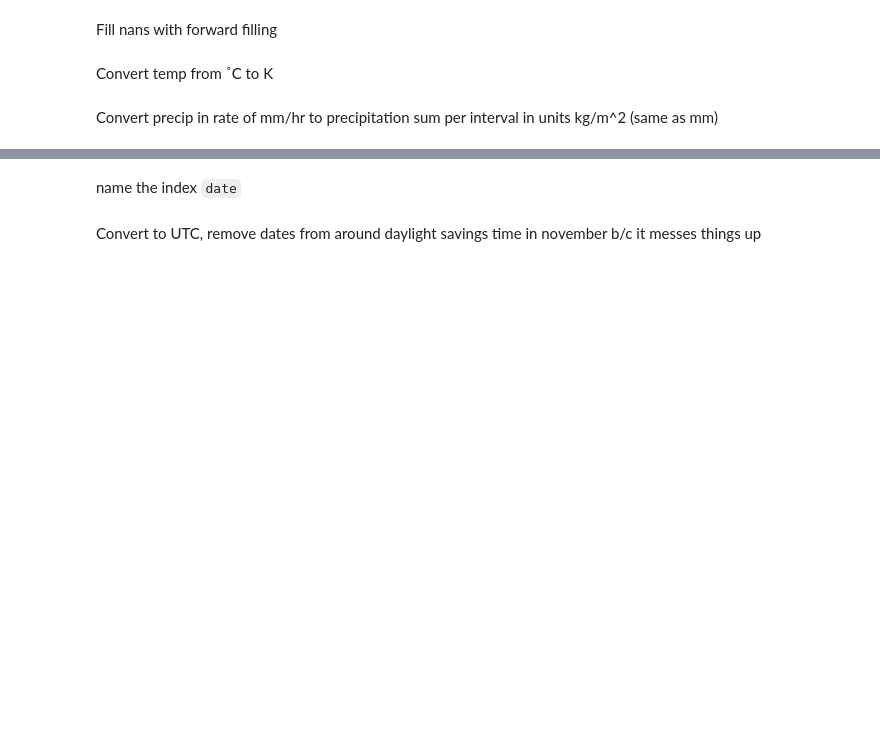
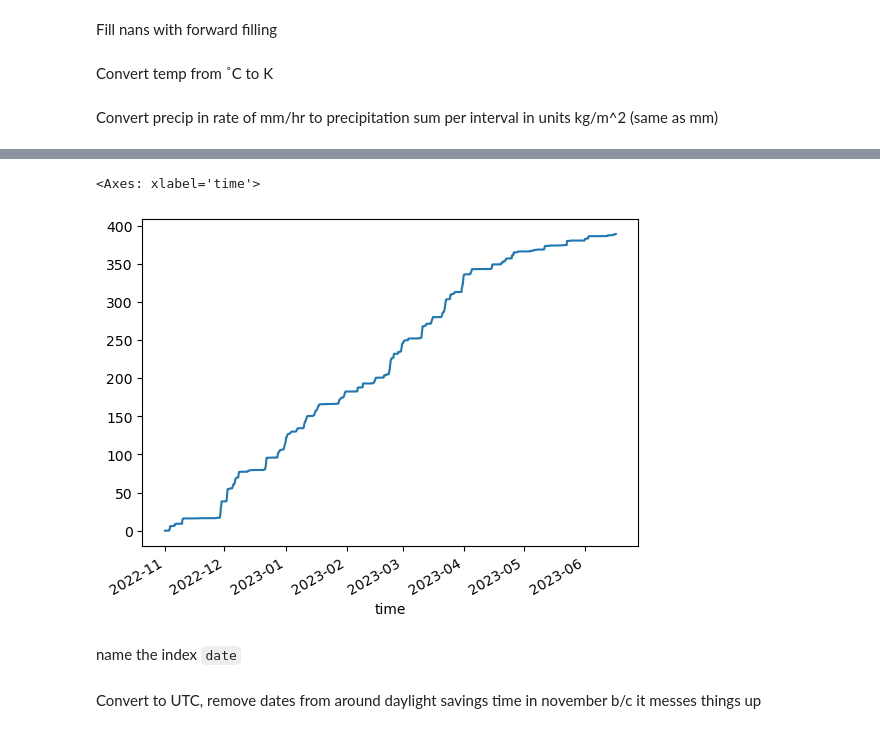
Before and after one commit to Mountain-Hydrology-Research-Group/snow-hydrology, a Jupyter notebook: modules/lab8/open_amundsen_prepare_data.ipynb, the cells around one changed output, grey strips where cells are left out. Saved outputs shown, nothing was run; the diff lists cells and outputs as text; code cells hidden in the pictures; blank space fills up the shorter version.

```diff
--- a/modules/lab8/open_amundsen_prepare_data.ipynb
+++ b/modules/lab8/open_amundsen_prepare_data.ipynb
@@ -138,3 +158,8 @@ inputs_df['precip'] = new_precip_values
+# %%
+(inputs_df['precip']).cumsum().plot()
+# %% [output]
+<Axes: xlabel='time'>
+[figure, added]
 # %% [markdown]
 name the index `date`
 # %%
```
Also changed, not shown: parts of 7 cells of this notebook, 3 other files.
